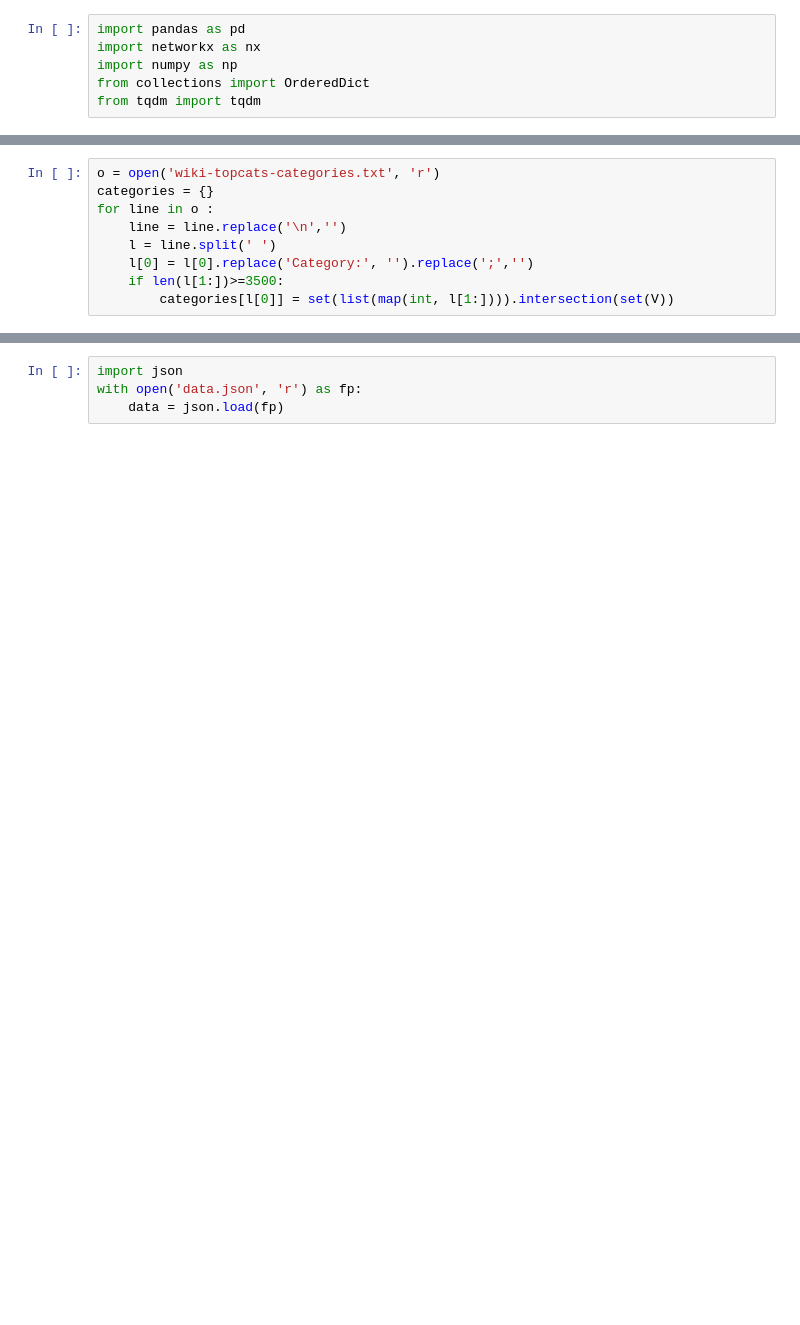
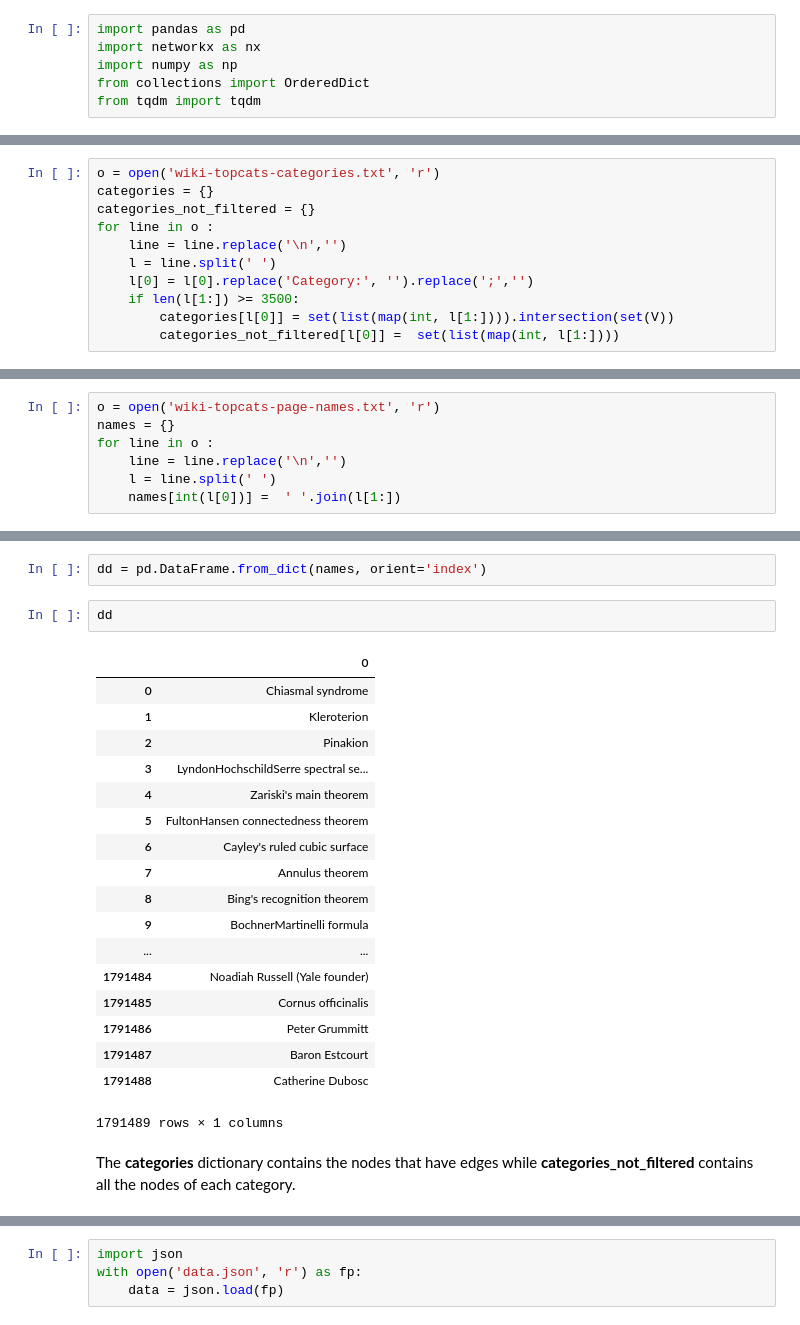
Before and after one commit to aleflabo/Wikipedia-Hyperlinks-Analysis, a Jupyter notebook: homework_5.ipynb, the cells around one changed output, grey strips where cells are left out. Cells and saved outputs as stored; diff of their text form; blank space fills up the shorter version.

```diff
--- a/homework_5.ipynb
+++ b/homework_5.ipynb
@@ -42,9 +67,11 @@ The average degree of the vertex is: 5.735661642739591
 # %%
 o = open('wiki-topcats-categories.txt', 'r')
 categories = {}
+categories_not_filtered = {}
 for line in o :
     line = line.replace('\n','')
     l = line.split(' ')
     l[0] = l[0].replace('Category:', '').replace(';','')
-    if len(l[1:])>=3500:
+    if len(l[1:]) >= 3500:
         categories[l[0]] = set(list(map(int, l[1:]))).intersection(set(V))
+        categories_not_filtered[l[0]] =  set(list(map(int, l[1:])))
@@ -55,0 +80,7 @@ input_category
+# %%
+o = open('wiki-topcats-page-names.txt', 'r')
+names = {}
+for line in o :
+    line = line.replace('\n','')
+    l = line.split(' ')
+    names[int(l[0])] =  ' '.join(l[1:])
@@ -55,0 +107,25 @@ input_category
+# %%
+dd = pd.DataFrame.from_dict(names, orient='index')
+# %%
+dd
+# %% [output]
+|  | 0 |
+| 0 | Chiasmal syndrome |
+| 1 | Kleroterion |
+| 2 | Pinakion |
+| 3 | LyndonHochschildSerre spectral se... |
+| 4 | Zariski's main theorem |
+| 5 | FultonHansen connectedness theorem |
+| 6 | Cayley's ruled cubic surface |
+| 7 | Annulus theorem |
+| 8 | Bing's recognition theorem |
+| 9 | BochnerMartinelli formula |
+| ... | ... |
+| 1791484 | Noadiah Russell (Yale founder) |
+| 1791485 | Cornus officinalis |
+| 1791486 | Peter Grummitt |
+| 1791487 | Baron Estcourt |
+| 1791488 | Catherine Dubosc |
+1791489 rows × 1 columns
+# %% [markdown]
+The **categories** dictionary contains the nodes that have edges while **categories_not_filtered** contains all the nodes of each category.
```
Also changed, not shown: parts of 32 cells of this notebook.
